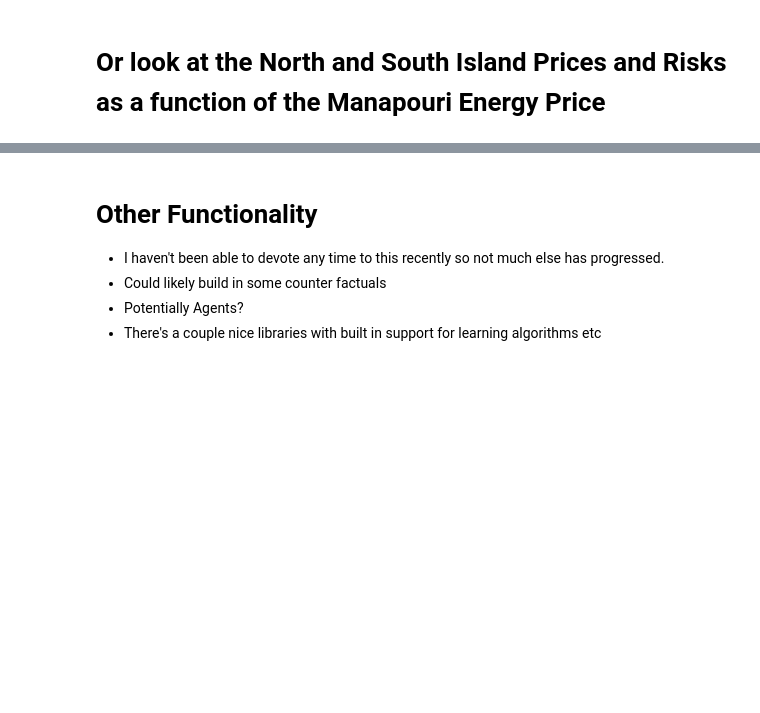
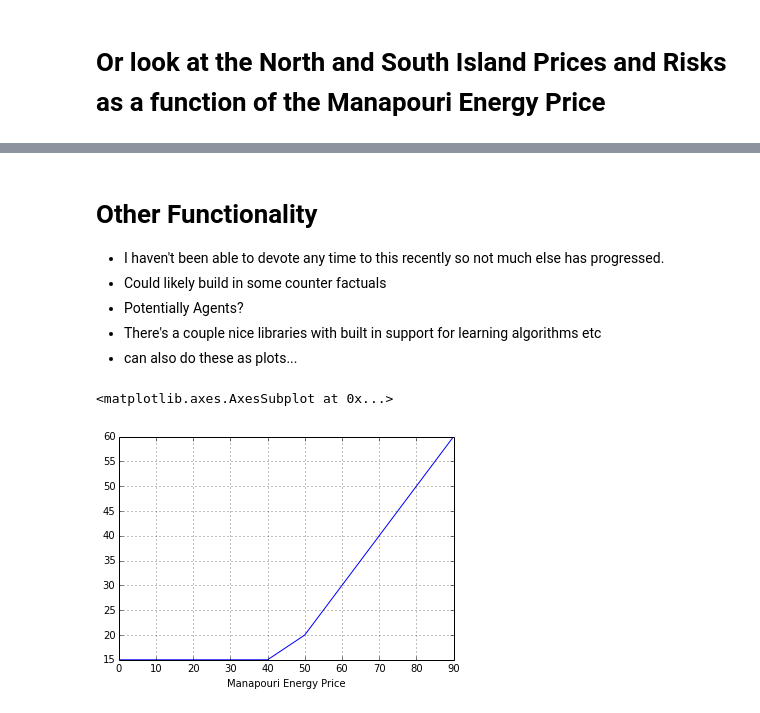
Before and after one commit to NigelCleland/pyspd, a Jupyter notebook: notebooks/PySPD Example.ipynb, the cells around one changed output, grey strips where cells are left out. Cells and saved outputs as stored; diff of their text form; code cells hidden in the pictures; blank space fills up the shorter version.

```diff
--- a/notebooks/PySPD Example.ipynb
+++ b/notebooks/PySPD Example.ipynb
@@ -158,3 +173,10 @@ ana.reserve_df
 * Could likely build in some counter factuals
 * Potentially Agents?
 * There's a couple nice libraries with built in support for learning algorithms etc
+* can also do these as plots...
+# %%
+# Show the increase in the South Island Reserve Price as a function of the Manapouri Energy price
+ana.reserve_df["SouthIsland Reserve Price"].plot()
+# %% [output]
+<matplotlib.axes.AxesSubplot at 0x...>
+[figure, added]
```
Also changed, not shown: parts of 5 cells of this notebook.
